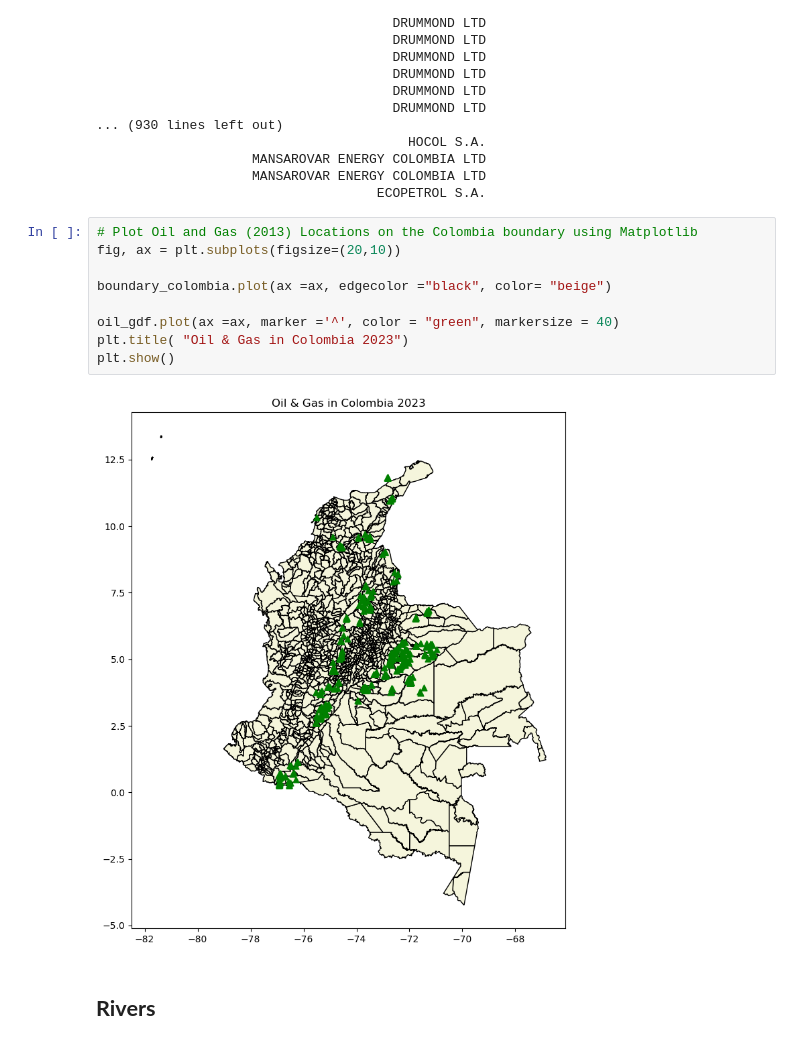
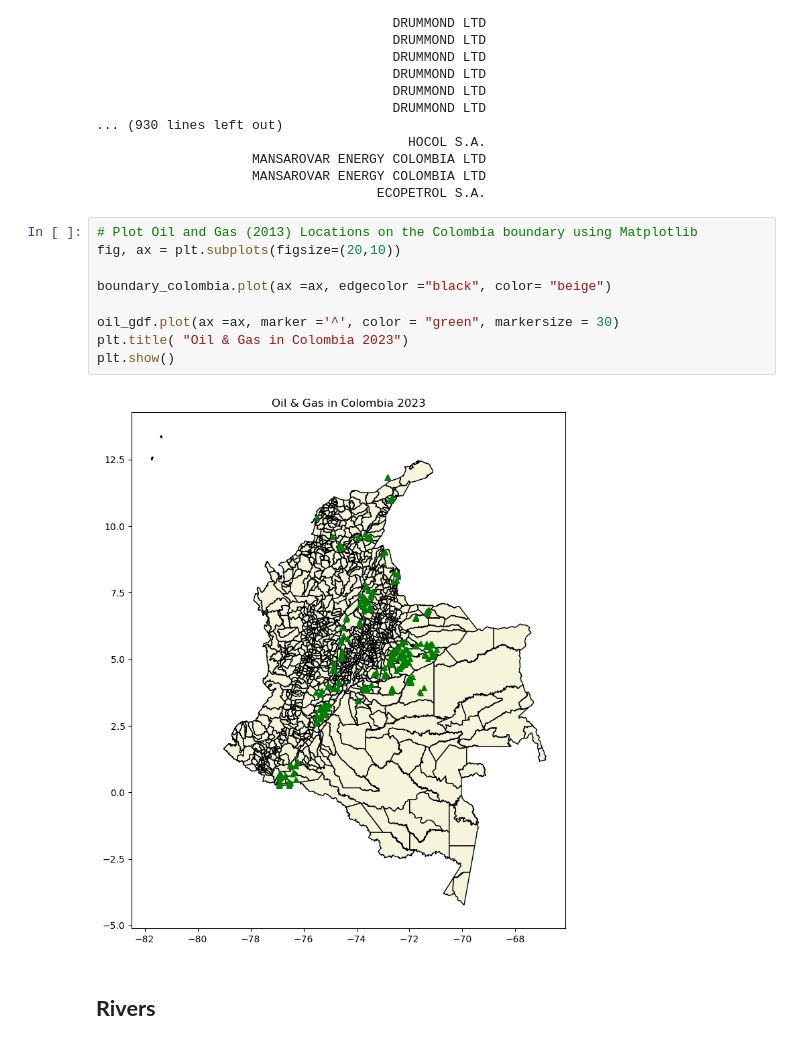
Before and after one commit to Iortega2021/03-geopark-vector-data, a Jupyter notebook: notebooks/geopark-vector-data-empty.ipynb, the cells around one changed output. Saved outputs shown, nothing was run; the diff lists cells and outputs as text.

```diff
--- a/notebooks/geopark-vector-data-empty.ipynb
+++ b/notebooks/geopark-vector-data-empty.ipynb
@@ -218,14 +218,14 @@ print(oil_gdf['SOLICITANT'].to_string(index=False))
 # %%
 # Plot Oil and Gas (2013) Locations on the Colombia boundary using Matplotlib
 fig, ax = plt.subplots(figsize=(20,10))
 
 boundary_colombia.plot(ax =ax, edgecolor ="black", color= "beige")
 
-oil_gdf.plot(ax =ax, marker ='^', color = "green", markersize = 40)
+oil_gdf.plot(ax =ax, marker ='^', color = "green", markersize = 30)
 plt.title( "Oil & Gas in Colombia 2023")
 plt.show()
 # %% [output]
-[figure, old version]
+[figure, new version]
 # %% [markdown]
 ## **Rivers**
 # %%
```
Also changed, not shown: parts of 12 cells of this notebook.
